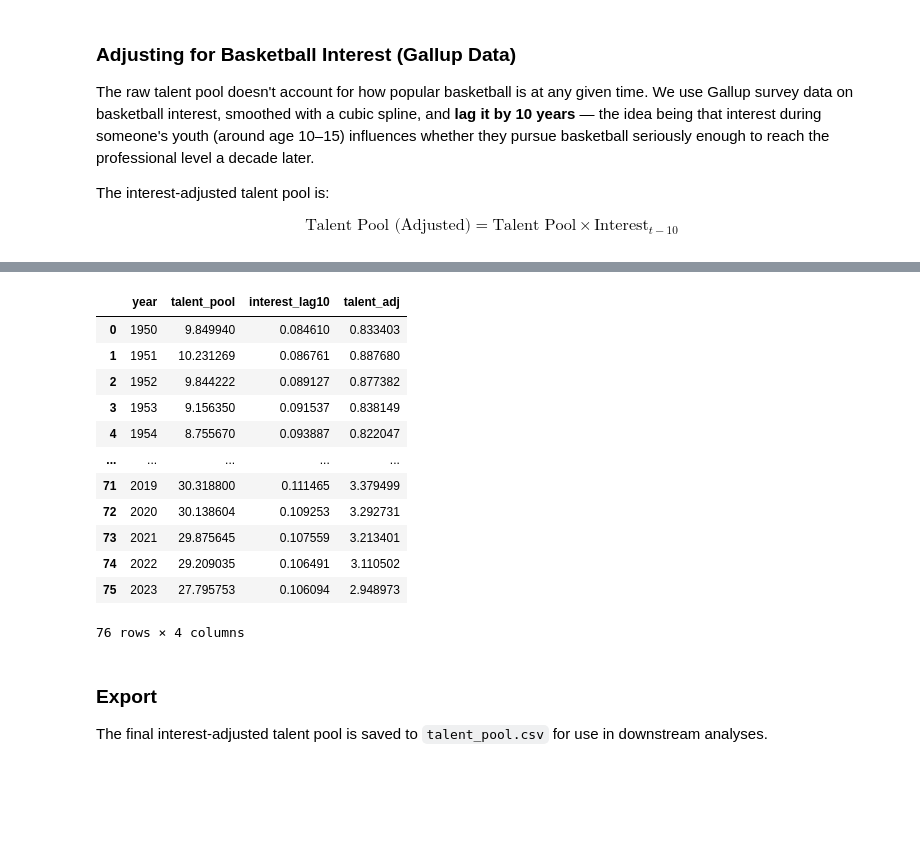
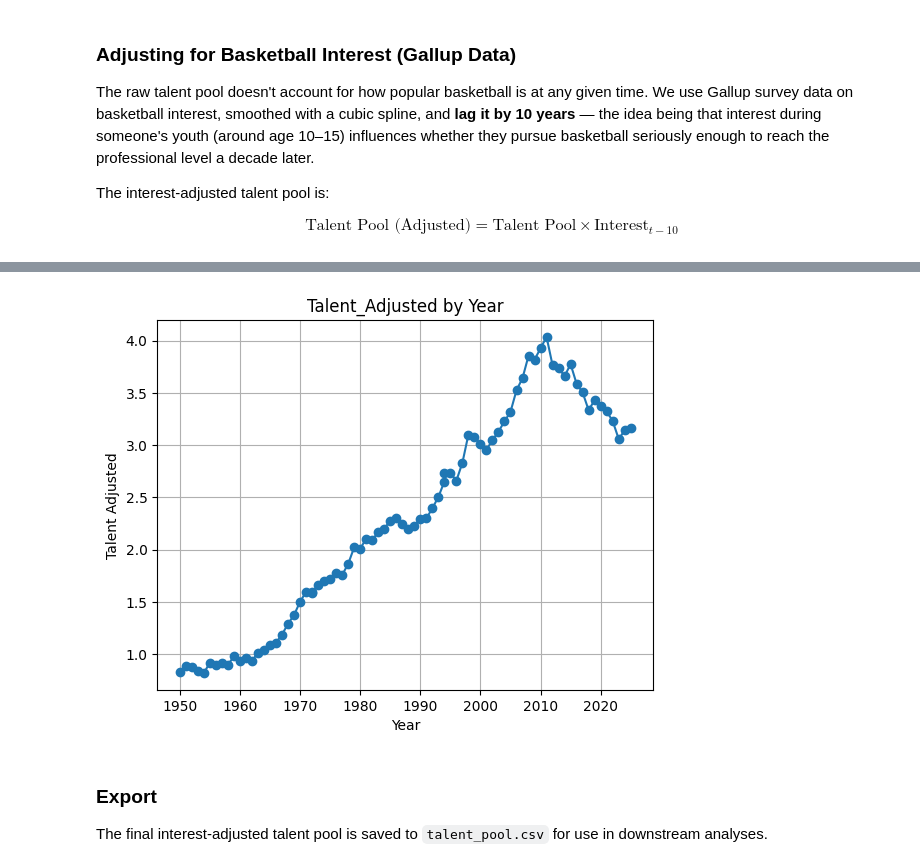
Before and after one commit to ethanmathw/FHMBasketball, a Jupyter notebook: talent_pool_estimation/talent_pool.ipynb, the cells around one changed output, grey strips where cells are left out. Drawn from its saved outputs; the diff is of its cells as text; code cells hidden in the pictures; blank space fills up the shorter version.

Commit message:
fixed talent pool calculation

```diff
--- a/talent_pool_estimation/talent_pool.ipynb
+++ b/talent_pool_estimation/talent_pool.ipynb
@@ -635,7 +657,7 @@ interest_df = interest_raw[["year", interest_col]].copy()
 interest_df.columns = ["year", "interest"]
 interest_df["interest"] = interest_df["interest"].apply(lambda x: x * 0.01)
 
-years = np.arange(interest_df["year"].min(), interest_df["year"].max() + 1)
+years = np.arange(interest_df["year"].min(), interest_df["year"].max() + 3)
 
 interest_full = pd.DataFrame({"year": years})
 interest_full = interest_full.merge(interest_df, on="year", how="left")
@@ -695,19 +753,17 @@ $$\text{Talent Pool (Adjusted)} = \text{Talent Pool} \times \text{Interest}_{t-1
 # %%
 df
+# import matplotlib.pyplot as plt
+
+df = df.sort_values("year")
+
+plt.plot(df["year"], df["talent_adj"], marker='o')
+plt.xlabel("Year")
+plt.ylabel("Talent Adjusted")
+plt.title("Talent_Adjusted by Year")
+plt.grid(True)
+plt.show()
 # %% [output]
-|  | year | talent_pool | interest_lag10 | talent_adj |
-| 0 | 1950 | 9.849940 | 0.084610 | 0.833403 |
-| 1 | 1951 | 10.231269 | 0.086761 | 0.887680 |
-| 2 | 1952 | 9.844222 | 0.089127 | 0.877382 |
-| 3 | 1953 | 9.156350 | 0.091537 | 0.838149 |
-| 4 | 1954 | 8.755670 | 0.093887 | 0.822047 |
-| ... | ... | ... | ... | ... |
-| 71 | 2019 | 30.318800 | 0.111465 | 3.379499 |
-| 72 | 2020 | 30.138604 | 0.109253 | 3.292731 |
-| 73 | 2021 | 29.875645 | 0.107559 | 3.213401 |
-| 74 | 2022 | 29.209035 | 0.106491 | 3.110502 |
-| 75 | 2023 | 27.795753 | 0.106094 | 2.948973 |
-76 rows × 4 columns
+[figure, added]
 # %%
 df.to_csv("talent_pool.csv")
 # %% [markdown]
```
Also changed, not shown: parts of 9 cells of this notebook, 6 other files.
